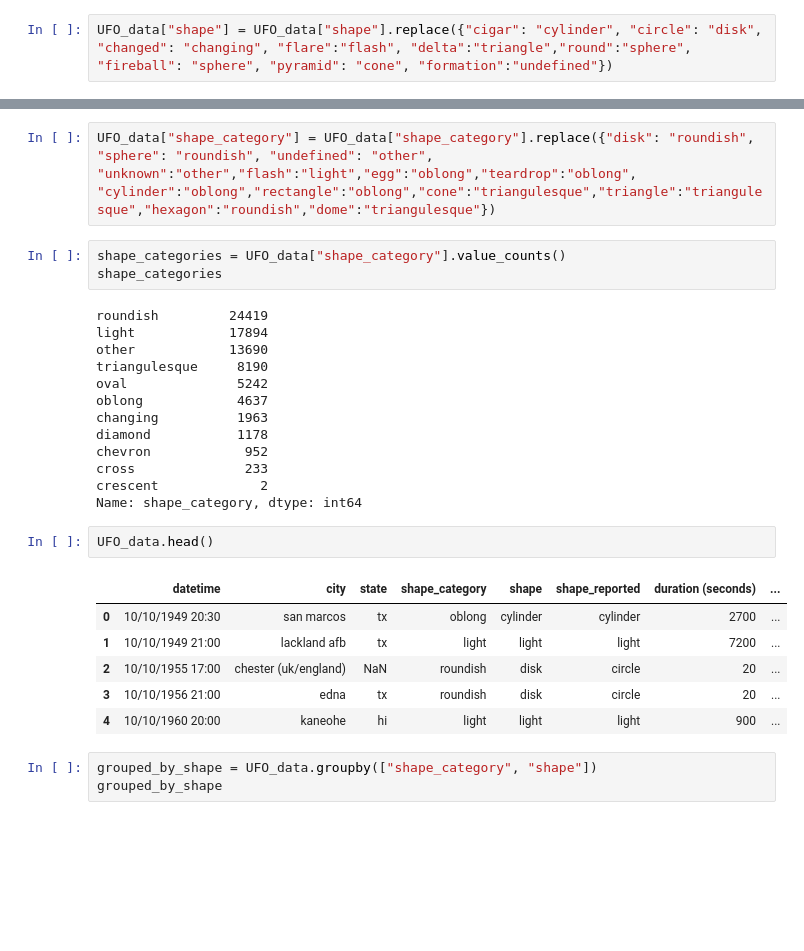
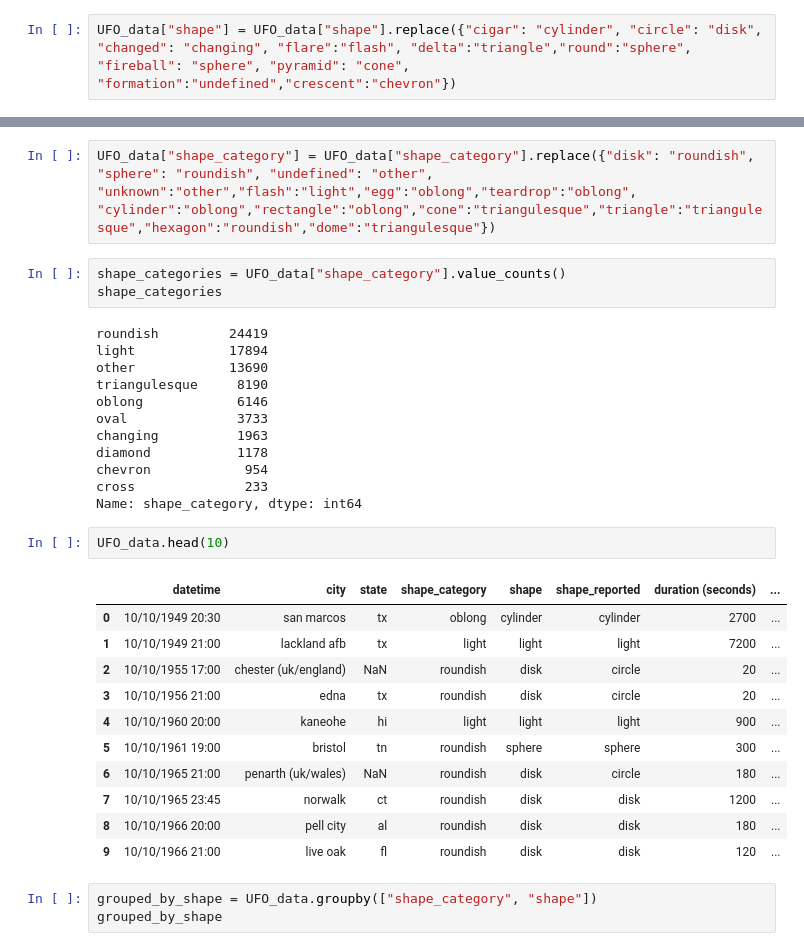
Before and after one commit to AmyWagarCinch/UFO-Sighting-Analysis, a Jupyter notebook: UFO_shapes.ipynb, the cells around one changed output, grey strips where cells are left out. Drawn from its saved outputs; the diff is of its cells as text; blank space fills up the shorter version.

```diff
--- a/UFO_shapes.ipynb
+++ b/UFO_shapes.ipynb
@@ -103,7 +103,7 @@ UFO_data.head()
 | 3 | 10/10/1956 21:00 | edna | tx | circle | circle | 20 | 1/2 hour | ... |
 | 4 | 10/10/1960 20:00 | kaneohe | hi | light | light | 900 | 15 minutes | ... |
 # %%
-UFO_data["shape"] = UFO_data["shape"].replace({"cigar": "cylinder", "circle": "disk", "changed": "changing", "flare":"flash", "delta":"triangle","round":"sphere", "fireball": "sphere", "pyramid": "cone", "formation":"undefined"})
+UFO_data["shape"] = UFO_data["shape"].replace({"cigar": "cylinder", "circle": "disk", "changed": "changing", "flare":"flash", "delta":"triangle","round":"sphere", "fireball": "sphere", "pyramid": "cone", "formation":"undefined","crescent":"chevron"})
 # %%
 UFO_data.head()
 # %% [output]
@@ -174,23 +174,27 @@ roundish         24419
 light            17894
 other            13690
 triangulesque     8190
-oval              5242
-oblong            4637
+oblong            6146
+oval              3733
 changing          1963
 diamond           1178
-chevron            952
+chevron            954
 cross              233
-crescent             2
 Name: shape_category, dtype: int64
 # %%
-UFO_data.head()
+UFO_data.head(10)
 # %% [output]
 |  | datetime | city | state | shape_category | shape | shape_reported | duration (seconds) | ... |
 | 0 | 10/10/1949 20:30 | san marcos | tx | oblong | cylinder | cylinder | 2700 | ... |
 | 1 | 10/10/1949 21:00 | lackland afb | tx | light | light | light | 7200 | ... |
 | 2 | 10/10/1955 17:00 | chester (uk/england) | NaN | roundish | disk | circle | 20 | ... |
 | 3 | 10/10/1956 21:00 | edna | tx | roundish | disk | circle | 20 | ... |
 | 4 | 10/10/1960 20:00 | kaneohe | hi | light | light | light | 900 | ... |
+| 5 | 10/10/1961 19:00 | bristol | tn | roundish | sphere | sphere | 300 | ... |
+| 6 | 10/10/1965 21:00 | penarth (uk/wales) | NaN | roundish | disk | circle | 180 | ... |
+| 7 | 10/10/1965 23:45 | norwalk | ct | roundish | disk | disk | 1200 | ... |
+| 8 | 10/10/1966 20:00 | pell city | al | roundish | disk | disk | 180 | ... |
+| 9 | 10/10/1966 21:00 | live oak | fl | roundish | disk | disk | 120 | ... |
 # %%
 grouped_by_shape = UFO_data.groupby(["shape_category", "shape"])
 grouped_by_shape
```
Also changed, not shown: parts of 7 cells of this notebook, 2 other files.
